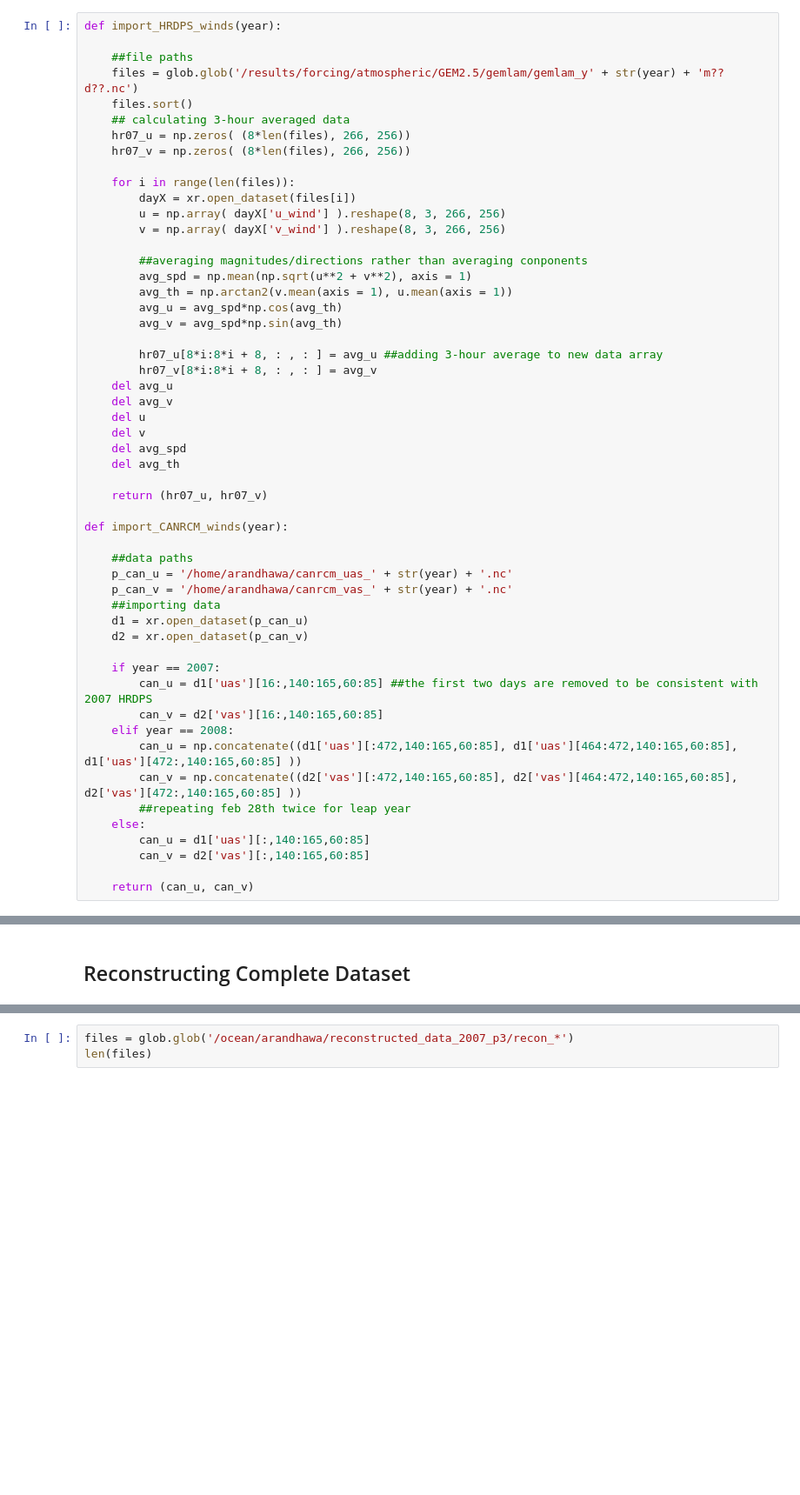
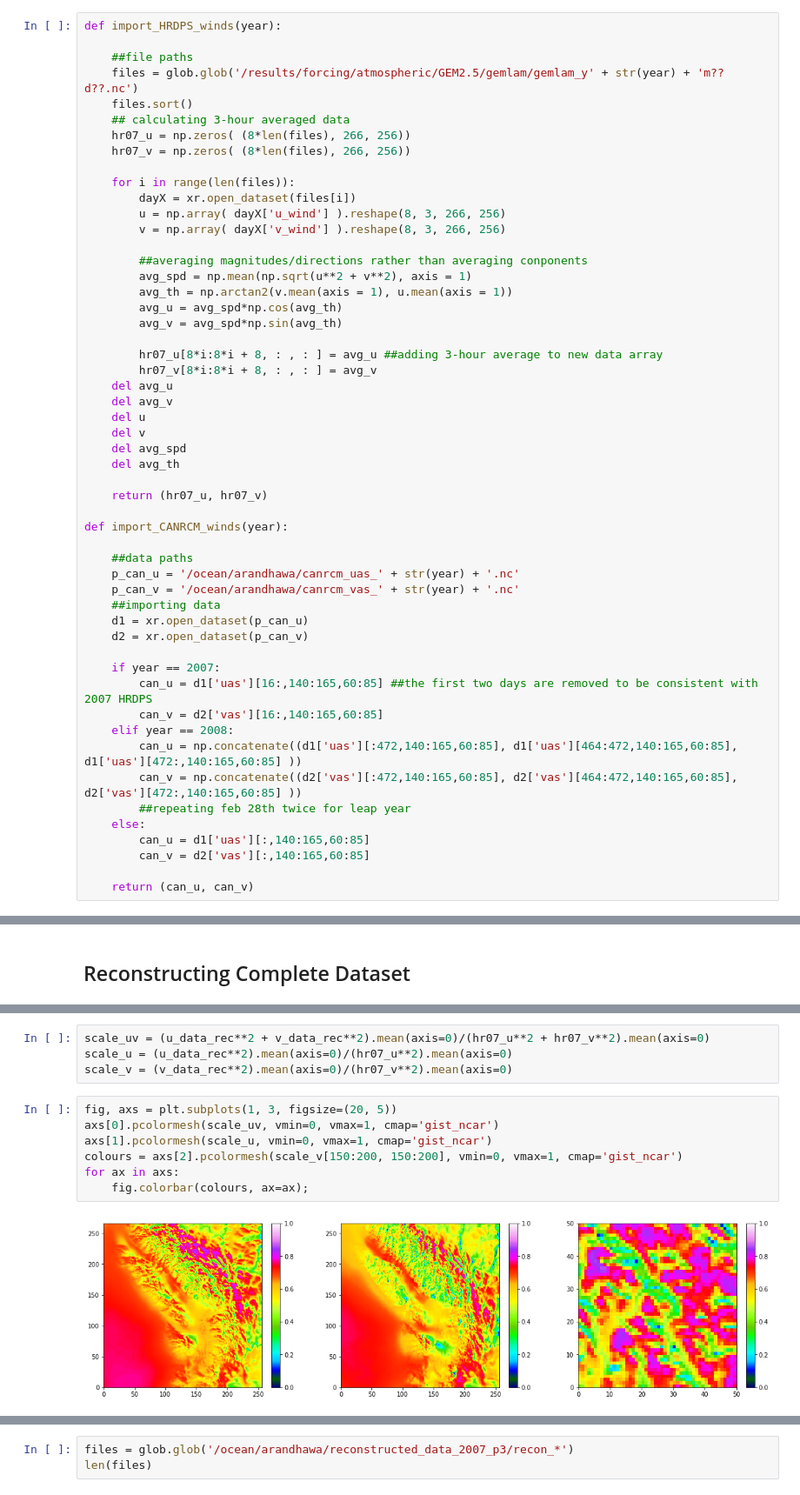
Before and after one commit to UBC-MOAD/analysis-armaan, a Jupyter notebook: notebooks/generalPredictions4c.ipynb, the cells around one changed output, grey strips where cells are left out. Shown: that part at 87% size. Saved outputs shown, nothing was run; the diff lists cells and outputs as text; blank space fills up the shorter version.

```diff
--- a/notebooks/generalPredictions4c.ipynb
+++ b/notebooks/generalPredictions4c.ipynb
@@ -91,8 +91,8 @@ def import_HRDPS_winds(year):
 def import_CANRCM_winds(year):
 
     ##data paths
-    p_can_u = '/home/arandhawa/canrcm_uas_' + str(year) + '.nc'
-    p_can_v = '/home/arandhawa/canrcm_vas_' + str(year) + '.nc'
+    p_can_u = '/ocean/arandhawa/canrcm_uas_' + str(year) + '.nc'
+    p_can_v = '/ocean/arandhawa/canrcm_vas_' + str(year) + '.nc'
     ##importing data
     d1 = xr.open_dataset(p_can_u)
     d2 = xr.open_dataset(p_can_v)
@@ -368,0 +346,13 @@ u and v winds done
+# %%
+scale_uv = (u_data_rec**2 + v_data_rec**2).mean(axis=0)/(hr07_u**2 + hr07_v**2).mean(axis=0)
+scale_u = (u_data_rec**2).mean(axis=0)/(hr07_u**2).mean(axis=0)
+scale_v = (v_data_rec**2).mean(axis=0)/(hr07_v**2).mean(axis=0)
+# %%
+fig, axs = plt.subplots(1, 3, figsize=(20, 5))
+axs[0].pcolormesh(scale_uv, vmin=0, vmax=1, cmap='gist_ncar')
+axs[1].pcolormesh(scale_u, vmin=0, vmax=1, cmap='gist_ncar')
+colours = axs[2].pcolormesh(scale_v[150:200, 150:200], vmin=0, vmax=1, cmap='gist_ncar')
+for ax in axs:
+    fig.colorbar(colours, ax=ax);
+# %% [output]
+[figure, added]
```
Also changed, not shown: parts of 12 cells of this notebook, 2 other files.
